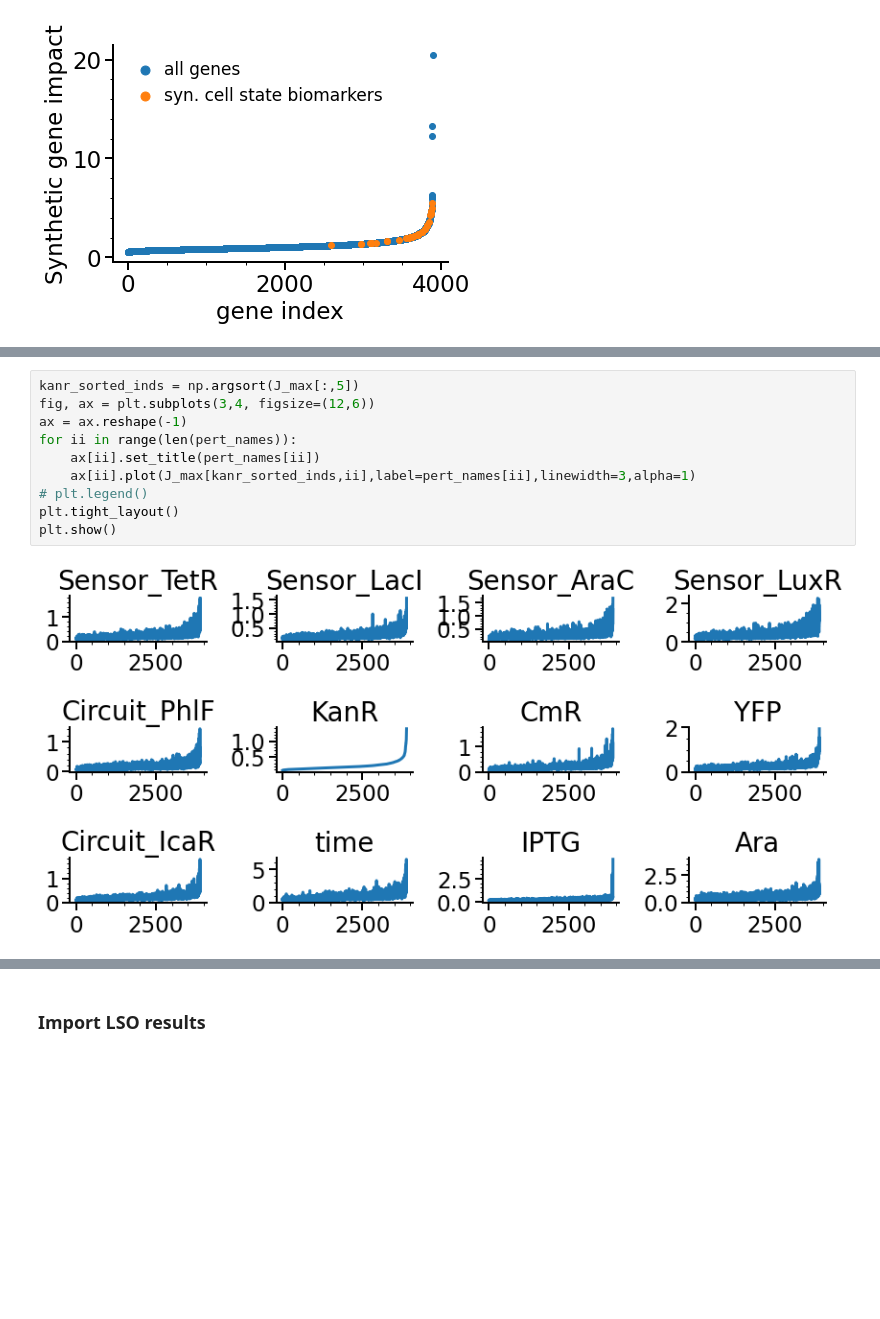
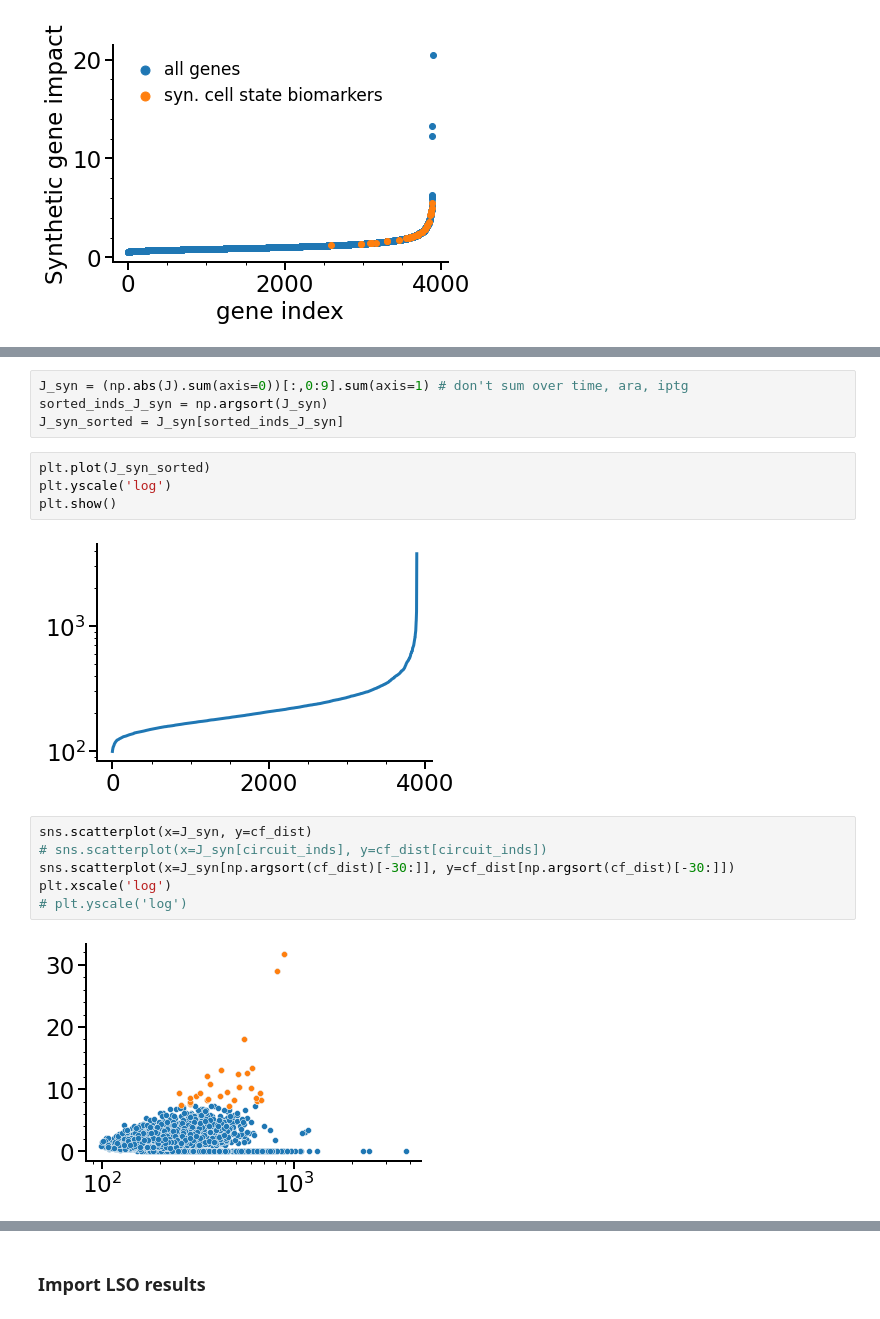
Before and after one commit to AqibHasnain/circuit-state, a Jupyter notebook: NAND_iterate/cpa_notebook.ipynb, the cells around one changed output, grey strips where cells are left out. Cells and saved outputs as stored; diff of their text form; blank space fills up the shorter version.

```diff
--- a/NAND_iterate/cpa_notebook.ipynb
+++ b/NAND_iterate/cpa_notebook.ipynb
@@ -738,12 +737,18 @@ plt.show()
-# %%
-kanr_sorted_inds = np.argsort(J_max[:,5])
-fig, ax = plt.subplots(3,4, figsize=(12,6))
-ax = ax.reshape(-1)
-for ii in range(len(pert_names)):
-    ax[ii].set_title(pert_names[ii])
-    ax[ii].plot(J_max[kanr_sorted_inds,ii],label=pert_names[ii],linewidth=3,alpha=1)
-# plt.legend()
-plt.tight_layout()
-plt.show()
-# %% [output]
-[figure, removed]
+# %%
+J_syn = (np.abs(J).sum(axis=0))[:,0:9].sum(axis=1) # don't sum over time, ara, iptg
+sorted_inds_J_syn = np.argsort(J_syn)
+J_syn_sorted = J_syn[sorted_inds_J_syn]
+# %%
+plt.plot(J_syn_sorted)
+plt.yscale('log')
+plt.show()
+# %% [output]
+[figure, added]
+# %%
+sns.scatterplot(x=J_syn, y=cf_dist)
+# sns.scatterplot(x=J_syn[circuit_inds], y=cf_dist[circuit_inds])
+sns.scatterplot(x=J_syn[np.argsort(cf_dist)[-30:]], y=cf_dist[np.argsort(cf_dist)[-30:]])
+plt.xscale('log')
+# plt.yscale('log')
+# %% [output]
+[figure, added]
```
Also changed, not shown: parts of 6 cells of this notebook, 1 other file.
